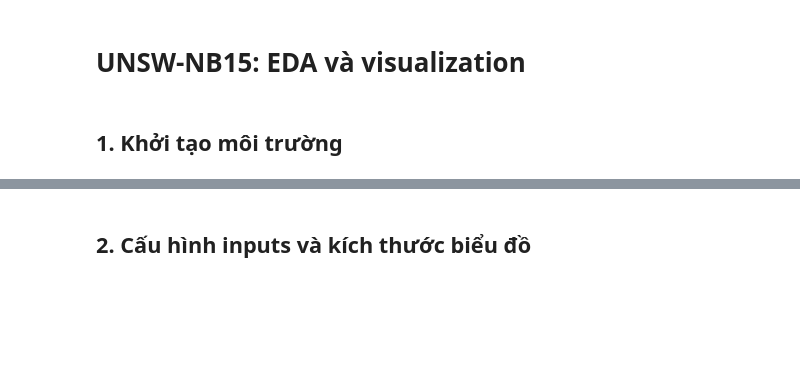
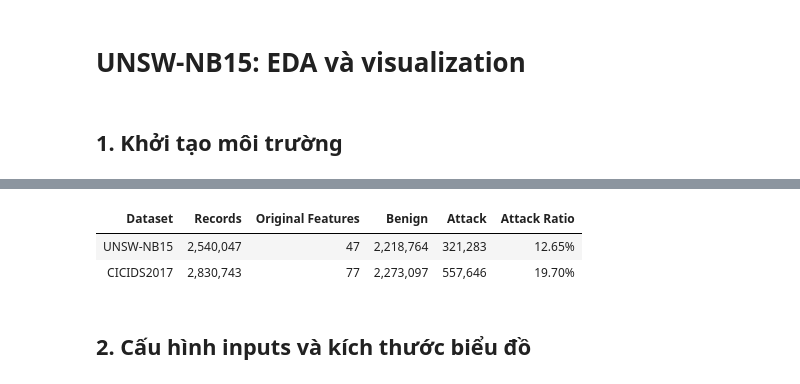
Before and after one commit to NguyenPhanNhatLan/NIDS-DA, a Jupyter notebook: notebooks/unsw.ipynb, the cells around one changed output, grey strips where cells are left out. Cells and saved outputs as stored; diff of their text form; code cells hidden in the pictures; blank space fills up the shorter version.

```diff
--- a/notebooks/unsw.ipynb
+++ b/notebooks/unsw.ipynb
@@ -57,6 +57,92 @@ To adjust logging level use sc.setLogLevel(newLevel). For SparkR, use setLogLeve
 Spark master: local[2]
 Kernel Python: /Users/thonph/Desktop/KLTN/.venv/bin/python
 Spark version: 4.2.0
+# %%
+import pandas as pd
+from pyspark.sql import functions as F
+from bigdata.ingest import ingest
+from IPython.display import display
+
+
+def dataset_summary(spark, paths, domain):
+    # Ingest chuẩn hóa tên cột và gộp alias fwd_header_length_1.
+    # Không deduplicate hay loại dòng: thống kê dữ liệu đầu vào.
+    frame = ingest(spark, paths, domain)
+
+    label = F.trim(F.col("label").cast("string"))
+
+    if domain == "unsw":
+        binary = F.when(
+            label.cast("double").isin(0.0, 1.0),
+            label.cast("double").cast("int"),
+        )
+    elif domain == "cicids":
+        binary = (
+            F.when(F.upper(label) == "BENIGN", 0)
+            .when(
+                label.isNotNull()
+                & (label != "")
+                & ~label.rlike(r"^[+-]?\d+(\.\d+)?$"),
+                1,
+            )
+        )
+    else:
+        raise ValueError(f"Unsupported domain: {domain}")
+
+    stats = frame.select(binary.alias("binary_label")).agg(
+        F.count("*").alias("records"),
+        F.count(F.when(F.col("binary_label") == 0, 1)).alias("benign"),
+        F.count(F.when(F.col("binary_label") == 1, 1)).alias("attack"),
+        F.count(F.when(F.col("binary_label").isNull(), 1)).alias("invalid"),
+    ).first()
+
+    if stats.invalid:
+        raise ValueError(
+            f"{domain}: {stats.invalid:,} dòng có label không hợp lệ; "
+            "kiểm tra trước khi báo cáo."
+        )
+    if stats.records == 0:
+        raise ValueError(f"{domain}: dataset rỗng")
+
+    # Đếm các cột đầu vào ngoài target và metadata do ingest thêm.
+    # Giữ các thuộc tính gốc như IP/port nếu CSV có chúng.
+    excluded = {"label", "attack_cat", "_source_file"}
+    original_features = [
+        name for name in frame.columns if name not in excluded
+    ]
+
+    return {
+        "Dataset": "UNSW-NB15" if domain == "unsw" else "CICIDS2017",
+        "Records": stats.records,
+        "Original Features": len(original_features),
+        "Benign": stats.benign,
+        "Attack": stats.attack,
+        "Attack Ratio": stats.attack / stats.records,
+    }
+
+
+datasets = {
+    "unsw": [str(ROOT / "data/raw/UNSW-NB15.csv")],
+    "cicids": [str(ROOT / "data/raw/CICIDS2017.csv")],
+}
+
+table_3_2 = pd.DataFrame([
+    dataset_summary(spark, paths, domain)
+    for domain, paths in datasets.items()
+])
+
+display(
+    table_3_2.style.format({
+        "Records": "{:,}",
+        "Benign": "{:,}",
+        "Attack": "{:,}",
+        "Attack Ratio": "{:.2%}",
+    }).hide(axis="index")
+)
+# %% [output]
+| Dataset | Records | Original Features | Benign | Attack | Attack Ratio |
+| UNSW-NB15 | 2,540,047 | 47 | 2,218,764 | 321,283 | 12.65% |
+| CICIDS2017 | 2,830,743 | 77 | 2,273,097 | 557,646 | 19.70% |
 # %% [markdown]
 ## 2. Cấu hình inputs và kích thước biểu đồ
 # %%
```
Also changed, not shown: parts of 6 cells of this notebook, 6 other files.
